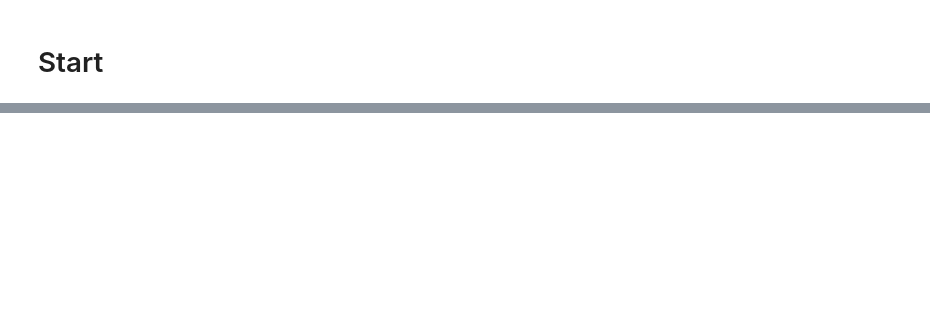
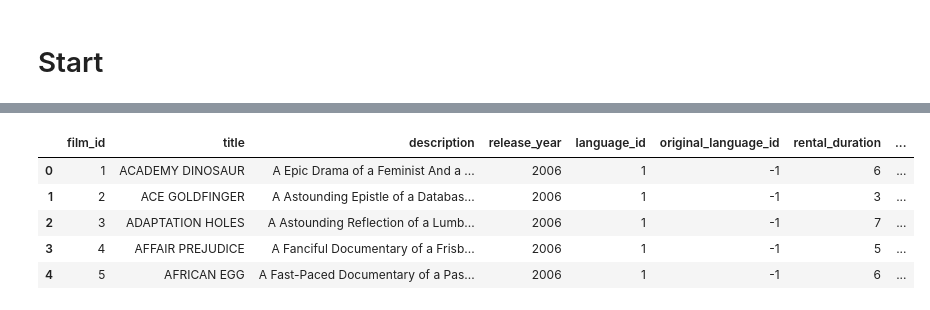
Before and after one commit to MartaRggc/Lets_blockbust, a Jupyter notebook: notebook/data_cleaning.ipynb, the cells around one changed output, grey strips where cells are left out. Cells and saved outputs as stored; diff of their text form; code cells hidden in the pictures; blank space fills up the shorter version.

```diff
--- a/notebook/data_cleaning.ipynb
+++ b/notebook/data_cleaning.ipynb
@@ -31,0 +107,10 @@ NameError: name 'firstglance' is not defined
+# %%
+# Podría ser interesante unir estas dos últimas columnas. Hagámoslo.
+
+actor['name'] = actor.apply(lambda x:'%s_%s' % (x['first_name'],x['last_name']), axis = 1)
+
+# Ahora nos deshacemos de las dos antiguas:
+
+actor.drop(columns = ['first_name','last_name'], inplace = True)
+
+actor.head()
@@ -31,0 +139,9 @@ NameError: name 'firstglance' is not defined
+# %%
+# Fíjate, hay dos Susan Davis con ids distintos! Habrá que añadir un tercer apellido quizá.
+# Como no podemos buscarla en internet (no son actores reales), eliminamos una Susan y reseteamos
+# el índice y el actor_id:
+
+actor.drop_duplicates(subset = 'name', keep = 'first', inplace = True, ignore_index = True)
+actor.reset_index(inplace = True, drop = True)
+actor.actor_id = [i for i in range(1,actor.shape[0]+1)]
+actor.name.value_counts()  # Hecho
@@ -31,0 +177,14 @@ NameError: name 'firstglance' is not defined
+# %%
+# Qué interesante... TODAS las entradas de last_update en la tabla de actores valen lo mismo.
+# Esta columna sobra, es mucho espacio para una misma información.
+
+# Igual tendría sentido crear una tabla nueva con el update de cada una de las demás,
+# si pasa lo mismo en todas con distintas fechas. Metámosla en un nuevo dataframe
+# y quitemos la columna de aquí que estorba:
+
+a = actor.last_update[0]
+
+updates = pd.DataFrame(data = {'table': ['actor'],'last_update':[a]})
+actor.drop(columns = 'last_update', inplace = True)
+
+actor.head()
@@ -31,0 +239,17 @@ NameError: name 'firstglance' is not defined
+# %%
+# Es el mismo valor para toda la tabla (que no el mismo que en la columna actor).
+# Lo guardamos en el dataframe de updates y borramos la columna:
+
+a = film.last_update[0]
+updates = pd.concat([updates, pd.DataFrame({'table': 'film','last_update':[a]})], axis = 0)
+
+film.drop(columns = 'last_update', inplace = True)
+
+film.head()
+# %% [output]
+|  | film_id | title | description | release_year | language_id | original_language_id | rental_duration | ... |
+| 0 | 1 | ACADEMY DINOSAUR | A Epic Drama of a Feminist And a ... | 2006 | 1 | -1 | 6 | ... |
+| 1 | 2 | ACE GOLDFINGER | A Astounding Epistle of a Databas... | 2006 | 1 | -1 | 3 | ... |
+| 2 | 3 | ADAPTATION HOLES | A Astounding Reflection of a Lumb... | 2006 | 1 | -1 | 7 | ... |
+| 3 | 4 | AFFAIR PREJUDICE | A Fanciful Documentary of a Frisb... | 2006 | 1 | -1 | 5 | ... |
+| 4 | 5 | AFRICAN EGG | A Fast-Paced Documentary of a Pas... | 2006 | 1 | -1 | 6 | ... |
```
Also changed, not shown: parts of 73 cells of this notebook, 1 other file.
